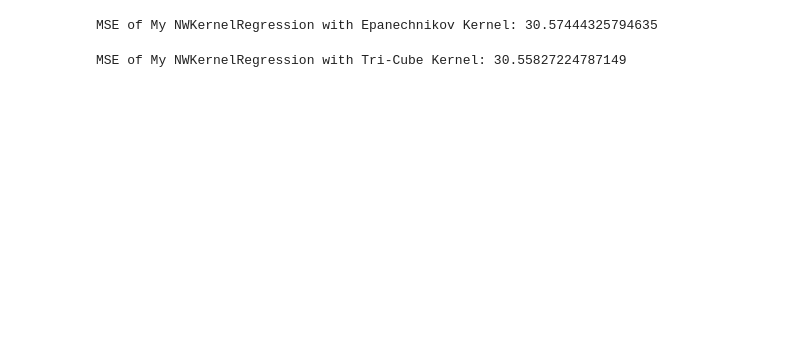
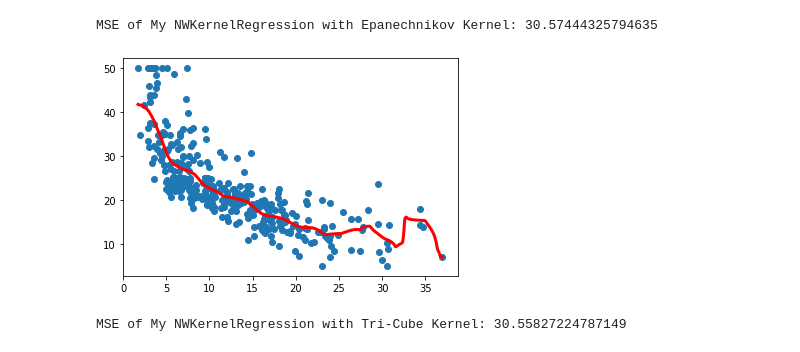
Before and after one commit to statkwon/ML_Study, a Jupyter notebook: MyNWKernelRegression.ipynb, the cells around one changed output. Cells and saved outputs as stored; diff of their text form; code cells hidden in the pictures; blank space fills up the shorter version.

```diff
--- a/MyNWKernelRegression.ipynb
+++ b/MyNWKernelRegression.ipynb
@@ -74,6 +84,16 @@ print('MSE of My NWKernelRegression with Epanechnikov Kernel:', mse(y_test, y_pr
 MSE of My NWKernelRegression with Epanechnikov Kernel: 30.57444325794635
 # %%
 model2 = MyNWKernelRegression(kernel='Tri-Cube', width=2)
+# %%
+X_plot2 = np.linspace(np.min(X_train), np.max(X_train), 1000)
+y_plot2 = model1.predict(X_train, y_train, X_plot2)
+# %%
+fig, ax = plt.subplots()
+ax.scatter(X_train, y_train)
+ax.plot(X_plot2, y_plot2, linewidth=3, color='red')
+plt.show()
+# %% [output]
+[figure, added]
 # %%
 y_pred2 = model2.predict(X_train, y_train, X_test)
 # %%
```
Also changed, not shown: parts of 6 cells of this notebook, 2 other files.
